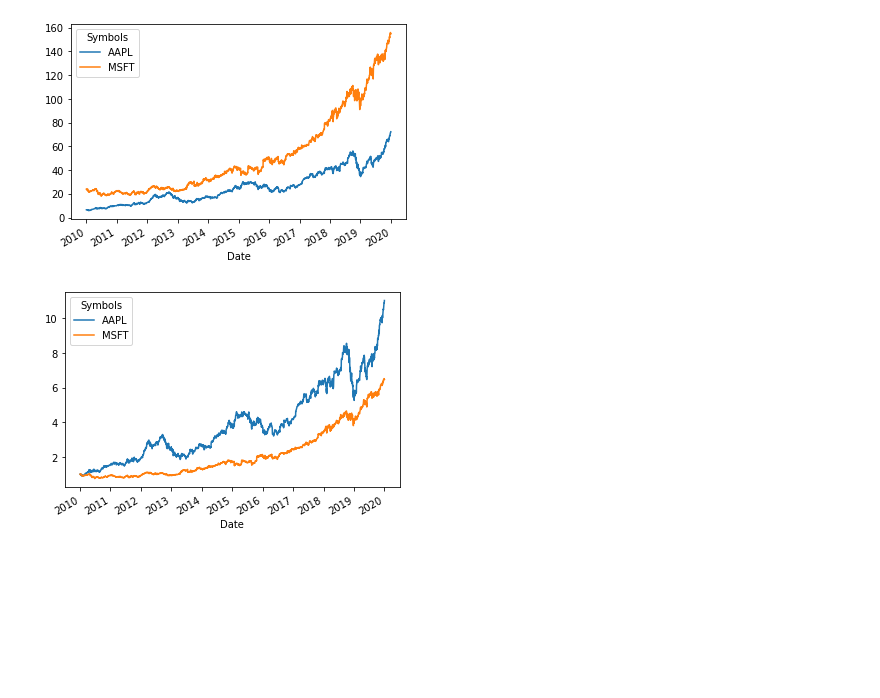
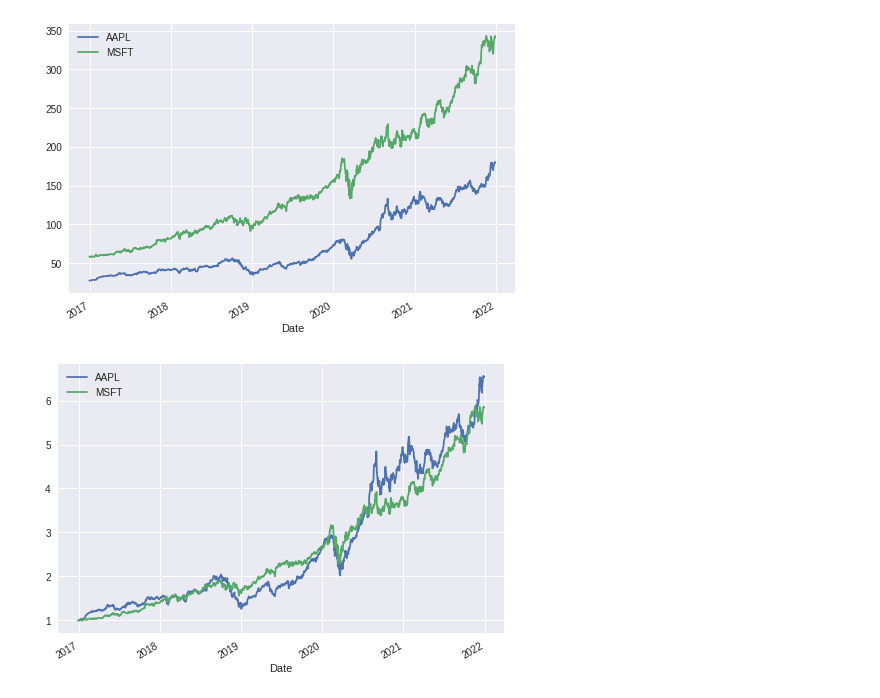
Before and after one commit to IamTossan/finance-research, a Jupyter notebook: src/stock_returns.ipynb, the cells around one changed output. Drawn from its saved outputs; the diff is of its cells as text; code cells hidden in the pictures; blank space fills up the shorter version.

```diff
--- a/src/stock_returns.ipynb
+++ b/src/stock_returns.ipynb
@@ -1,20 +1,23 @@
 # %%
-import pandas_datareader.data as reader
-import datetime as dt
+import numpy as np
+import pandas as pd
 import matplotlib.pyplot as plt
+
+from utils import get_data, get_return_simulation
+
+plt.style.use("seaborn")
 # %%
-start = dt.date(2010, 1, 1)
-end = dt.date(2020, 1, 1)
+PATH = "../data/stock_returns.csv"
 stocks = ["AAPL", "MSFT"]
 # %%
-df = reader.get_data_yahoo(stocks, start, end)["Adj Close"]
+df = get_data(path=PATH, stocks=stocks)
 df.plot()
 plt.show()
 # %% [output]
-[figure, old version]
+[figure, new version]
 # %%
 daily_cum_returns = (df.pct_change() + 1).cumprod()
 daily_cum_returns.plot()
 plt.show()
 # %% [output]
-[figure, old version]
+[figure, new version]
```
Also changed, not shown: parts of 1 cell of this notebook, 1 other file.
